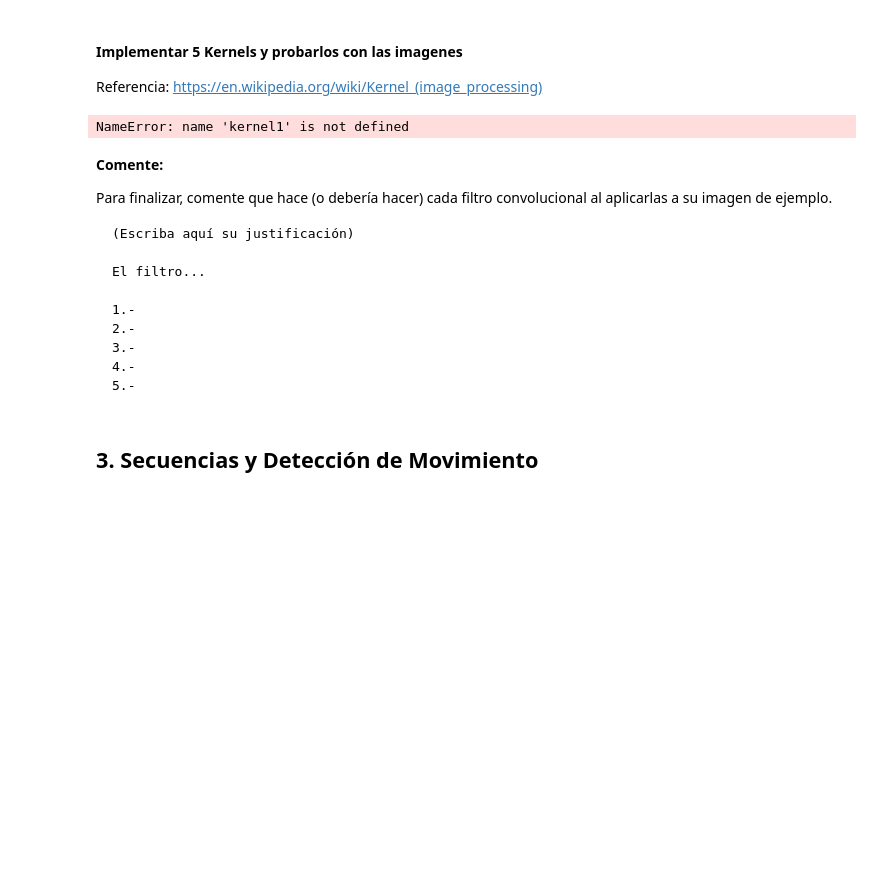
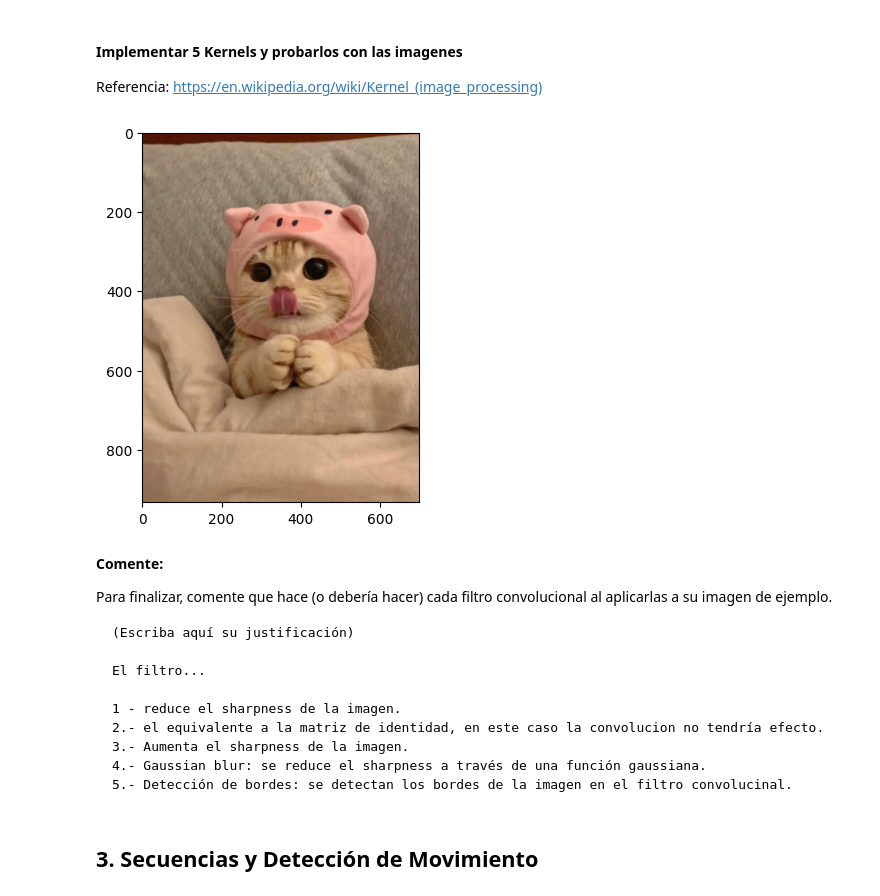
Before and after one commit to HexaPulsar/LabMDS, a Jupyter notebook: Lab_3/Laboratorio3_enunciado.ipynb, the cells around one changed output. Drawn from its saved outputs; the diff is of its cells as text; code cells hidden in the pictures; blank space fills up the shorter version.

Commit message:
"kernels"

````diff
--- a/Lab_3/Laboratorio3_enunciado.ipynb
+++ b/Lab_3/Laboratorio3_enunciado.ipynb
@@ -613,17 +613,32 @@ AttributeError: 'Imagen' object has no attribute 'width'
 
 Referencia:
 https://en.wikipedia.org/wiki/Kernel_(image_processing)
-# %%
-# Convolución
-kernel_1 = np.array([...])
-kernel_2 = ...
-kernel_3 = ...
-kernel_4 = ...
-kernel_5 = ...
-
-lib.conv_channel(gatito, kernel1).show()
-# %% [output]
-NameError: name 'kernel1' is not defined
+# %%
+# Convolución
+#boxblur
+kernel_1 =np.array([[1, 1, 1],
+                     [1, 1, 1],
+                     [1, 1, 1]]) * (1/9)
+#identity
+kernel_2 = np.array([[0, 0, 0],
+                     [0, 1, 0],
+                     [0, 0, 0]])
+#sharpen
+kernel_3 = np.array([[0, -1, 0],
+                     [-1, 5, -1],
+                     [0, -1, 0]])
+#gaussian blur 3x3
+kernel_4 = np.array([[1, 2, 1],
+                     [2, 4, 2],
+                     [1, 2, 1]])*(1/16)
+#edge detection
+kernel_5 = np.array([[-1, -1, -1],
+                     [-1, 8, -1],
+                     [-1, -1, -1]])
+
+lib.conv_channel(gatito, kernel_1).show()
+# %% [output]
+[figure, added]
 # %% [markdown]
 **Comente:**
 
@@ -634,11 +649,11 @@ Para finalizar, comente que hace (o debería hacer) cada filtro convolucional al
 
 El filtro...
 
-1.-
-2.-
-3.-
-4.-
-5.-
+1 - reduce el sharpness de la imagen.
+2.- el equivalente a la matriz de identidad, en este caso la convolucion no tendría efecto.
+3.- Aumenta el sharpness de la imagen.
+4.- Gaussian blur: se reduce el sharpness a través de una función gaussiana.
+5.- Detección de bordes: se detectan los bordes de la imagen en el filtro convolucinal.
 ```
 # %% [markdown]
 
````
Also changed, not shown: parts of 1 cell of this notebook.
